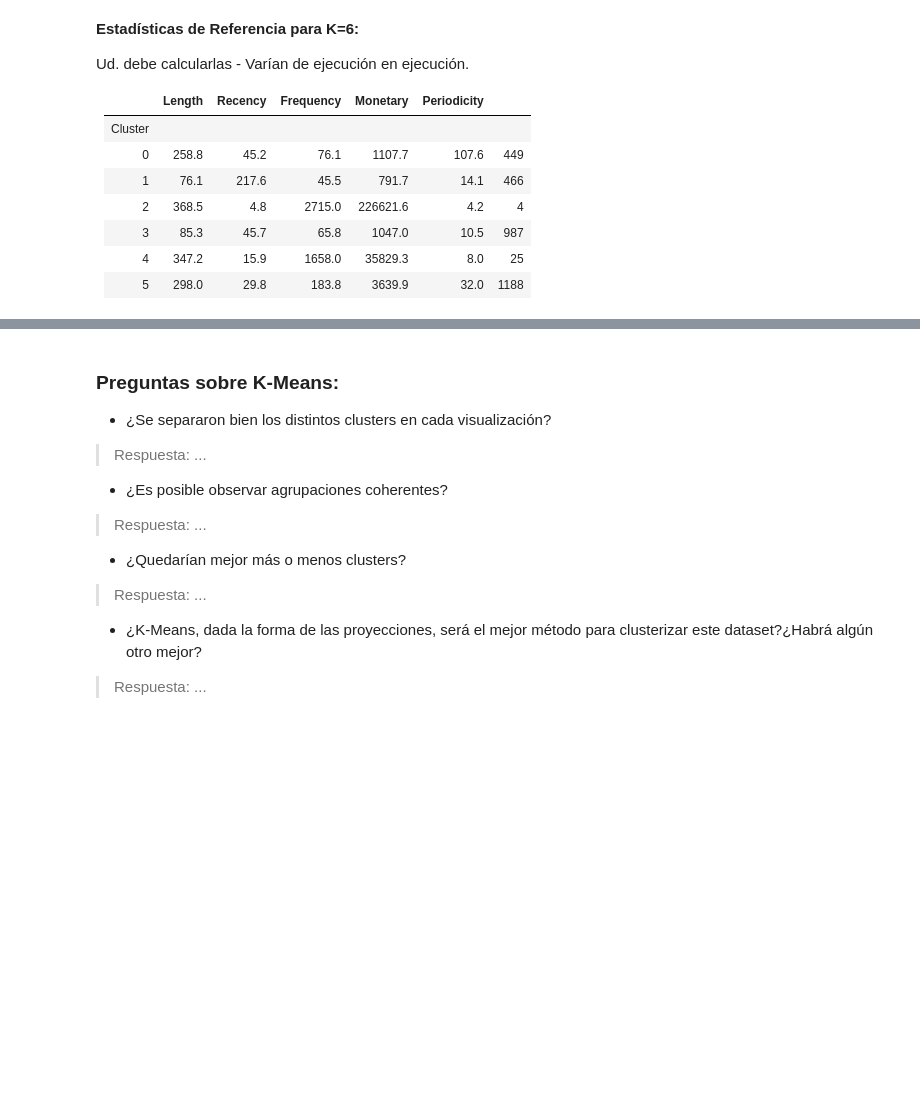
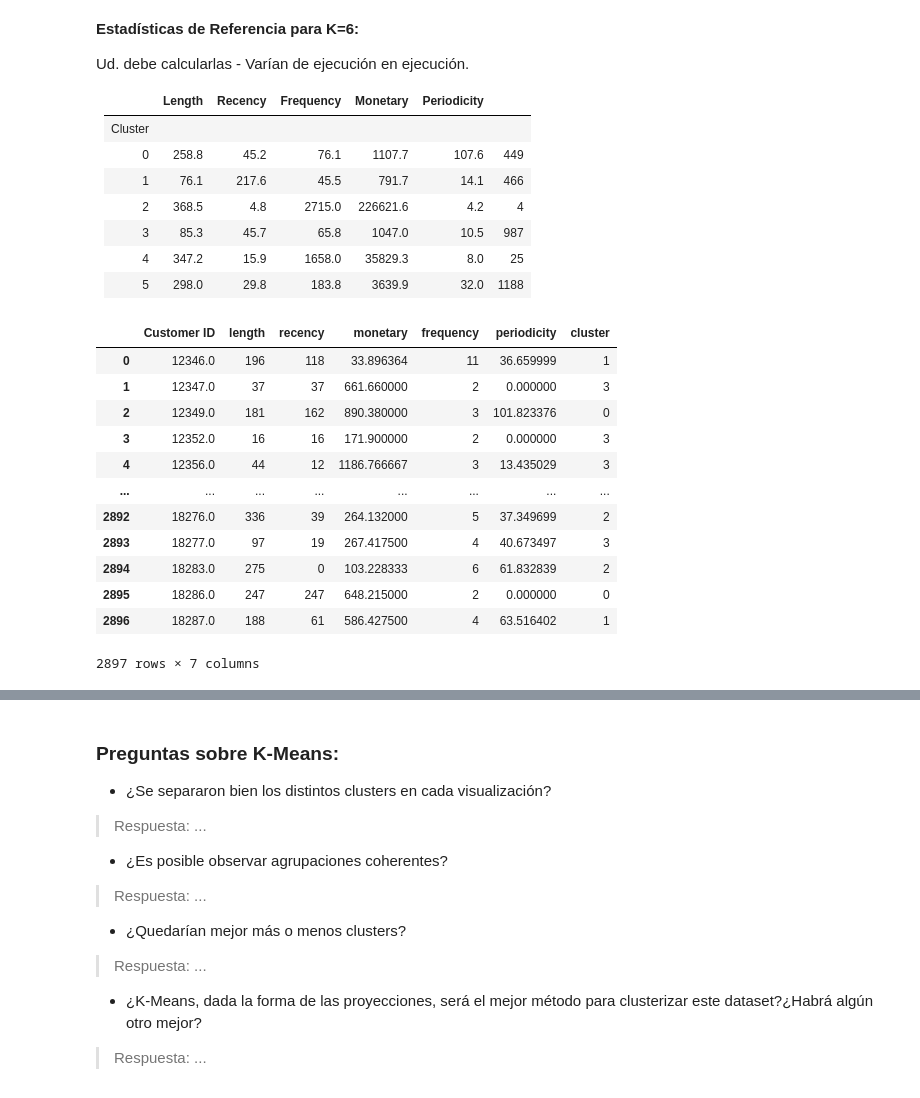
Before and after one commit to FeLiJaNdRo/MDS7202-Labs, a Jupyter notebook: labs/lab_5/Lab5_enunciado.ipynb, the cells around one changed output, grey strips where cells are left out. Saved outputs shown, nothing was run; the diff lists cells and outputs as text; code cells hidden in the pictures; blank space fills up the shorter version.

Commit message:
Agregar 1.3 Pipelines y 1.4 Clusters

```diff
--- a/labs/lab_5/Lab5_enunciado.ipynb
+++ b/labs/lab_5/Lab5_enunciado.ipynb
@@ -252,9 +252,14 @@ Con esto buscamos que los valores que componen a las columnas se muevan en el ra
 **Respuesta:**
 # %%
 class MinMax(BaseEstimator, TransformerMixin):
-    def fit(self, X, y=None): ...
+    def fit(self, X, y=None):
+        self.min_ = X.min(axis=0)
+        self.max_ = X.max(axis=0)
+        return self
 
-    def transform(self, X): ...
+    def transform(self, X):
+        X_scaled = (X - self.min_) / (self.max_ - self.min_)
+        return X_scaled
 # %% [markdown]
 ### 1.3.2 Pipelines de Proyecciones [0.5 puntos]
 # %% [markdown]
@@ -365,0 +439,44 @@ Ud. debe calcularlas - Varían de ejecución en ejecución.
+# %%
+# Aquí calcule K-Means
+
+# Pipeline K-means - 4 clusters es lo óptimo
+pipeline_kmeans = Pipeline(
+    [
+        ("transformer", FunctionTransformer(custom_features)),
+        (
+            "scaler",
+            ColumnTransformer(transformers=[("minmax", MinMax(), features)]),
+        ),  # Se escala sobre las features calculadas y no sobre el ID del cliente
+        (
+            "kmeans",
+            KMeans(n_clusters=4, random_state=7),
+        ),  # Entrenar el modelo K-Means con un número específico de clusters y una semilla para reproducibilidad
+    ]
+)
+
+kmeans_proj = pipeline_kmeans.fit_transform(df_retail)
+# %%
+# Fit del pipeline
+pipeline_kmeans.fit(df_retail)
+
+# Extraer las labels de cluster
+kmeans_labels = pipeline_kmeans.named_steps["kmeans"].labels_
+
+# Obtener el DataFrame LRMFP junto a los clusters que pertenece cada cliente
+df_clusters = custom_features(df_retail)
+df_clusters["cluster"] = kmeans_labels
+display(df_clusters)
+# %% [output]
+|  | Customer ID | length | recency | monetary | frequency | periodicity | cluster |
+| 0 | 12346.0 | 196 | 118 | 33.896364 | 11 | 36.659999 | 1 |
+| 1 | 12347.0 | 37 | 37 | 661.660000 | 2 | 0.000000 | 3 |
+| 2 | 12349.0 | 181 | 162 | 890.380000 | 3 | 101.823376 | 0 |
+| 3 | 12352.0 | 16 | 16 | 171.900000 | 2 | 0.000000 | 3 |
+| 4 | 12356.0 | 44 | 12 | 1186.766667 | 3 | 13.435029 | 3 |
+| ... | ... | ... | ... | ... | ... | ... | ... |
+| 2892 | 18276.0 | 336 | 39 | 264.132000 | 5 | 37.349699 | 2 |
+| 2893 | 18277.0 | 97 | 19 | 267.417500 | 4 | 40.673497 | 3 |
+| 2894 | 18283.0 | 275 | 0 | 103.228333 | 6 | 61.832839 | 2 |
+| 2895 | 18286.0 | 247 | 247 | 648.215000 | 2 | 0.000000 | 0 |
+| 2896 | 18287.0 | 188 | 61 | 586.427500 | 4 | 63.516402 | 1 |
+2897 rows × 7 columns
```
Also changed, not shown: parts of 10 cells of this notebook.
